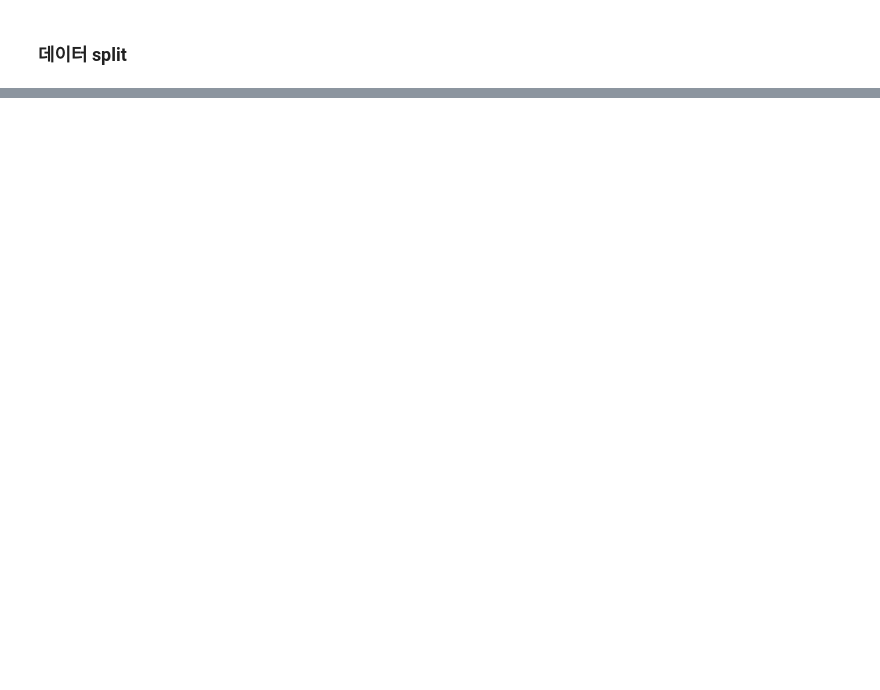
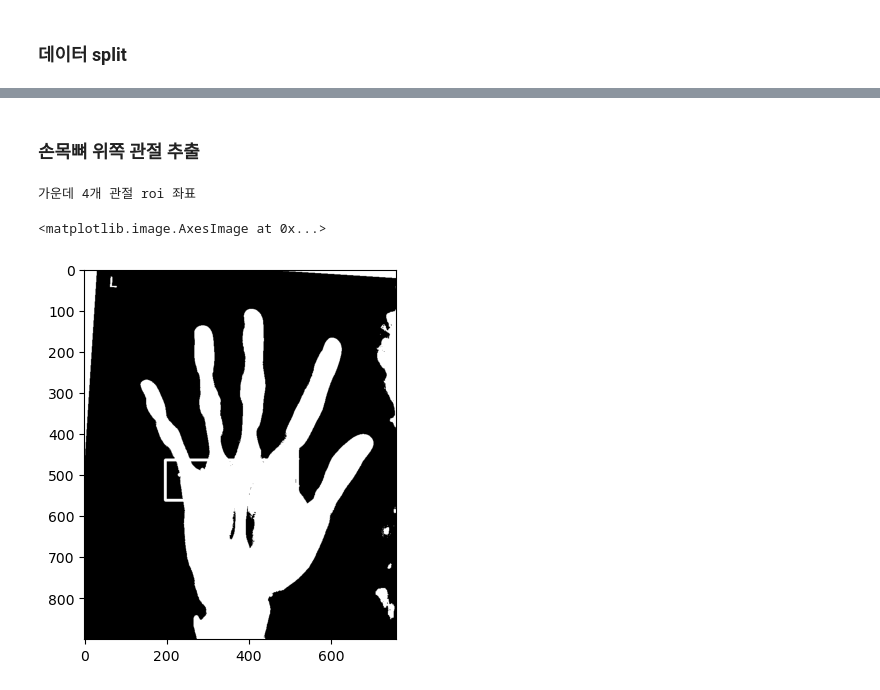
Before and after one commit to eunhabaek/BoneAge_Project, a Jupyter notebook: BoneAge.ipynb, the cells around one changed output, grey strips where cells are left out. Drawn from its saved outputs; the diff is of its cells as text; code cells hidden in the pictures; blank space fills up the shorter version.

```diff
--- a/BoneAge.ipynb
+++ b/BoneAge.ipynb
@@ -449,0 +637,19 @@ test_df.to_csv(data_path+"test_df.csv",index=False)
+# %% [markdown]
+### 손목뼈 위쪽 관절 추출
+# %%
+#손목뼈 위쪽에 있는 관절 4개를 추출
+#오목하게 들어가 있는 부분중에서 가장 최저 x값(xrange[0])과 far_miny 값을 y값으로
+#끝점으로는 가장 오목하게 들어가 있는 부분들 중에서 가장 최고 x값(xrange[-1])과 center의 y값을 준다.
+
+four_start_point = ((int)(np.sort(far_xrange)[0]*0.85),far_miny)
+four_end_point = (np.sort(far_xrange)[-1],(int)(center[1]*1.05))
+
+finger4=cv2.rectangle(np.copy(img),four_start_point,four_end_point,[255,255,255],5)
+
+#ROI 확인
+print("가운데 4개 관절 roi 좌표")
+plt.imshow(finger4,"gray")
+# %% [output]
+가운데 4개 관절 roi 좌표
+<matplotlib.image.AxesImage at 0x...>
+[figure, added]
```
Also changed, not shown: parts of 28 cells of this notebook.
